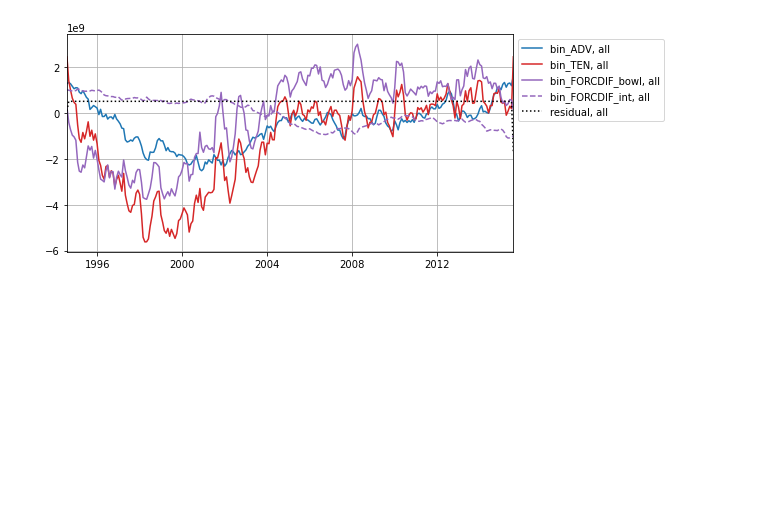
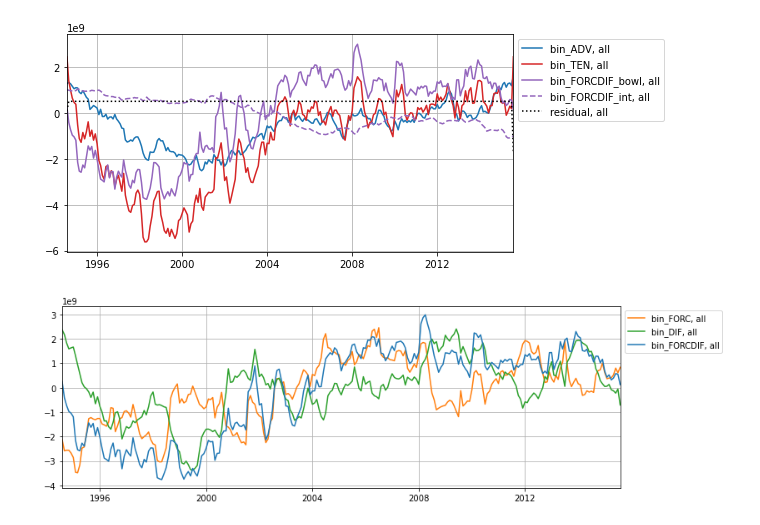
Before and after one commit to gmacgilchrist/so_decadal_variability, a Jupyter notebook: notebooks/ECCOv4r4/draw_wmt_watermasses.ipynb, the cells around one changed output. Saved outputs shown, nothing was run; the diff lists cells and outputs as text; code cells hidden in the pictures; blank space fills up the shorter version.

```diff
--- a/notebooks/ECCOv4r4/draw_wmt_watermasses.ipynb
+++ b/notebooks/ECCOv4r4/draw_wmt_watermasses.ipynb
@@ -165,3 +176,21 @@ ax.legend(loc='upper left', bbox_to_anchor=(1, 1))
 ax.grid()
 # %% [output]
 [figure]
+# %%
+# Plot separation of variability between
+# diffusive and surface forcing terms
+termsnew = ['bin_FORC','bin_DIF','bin_FORCDIF'];
+colornew = {'bin_FORCDIF':'tab:blue','bin_FORC':'tab:orange','bin_DIF':'tab:green'}
+g = bins_c[2]
+fig,ax = plt.subplots(figsize=(12,4))
+for term in termsnew:
+    val = wmf_bowl[term].sel({'gamma_n_bins':g},method='nearest')
+    anom = val - val.mean('time')
+    smoothed = anom.rolling({'time':60},center=True).mean()
+    ax.plot(ds['time'],smoothed,
+            label=term+', all',color=colornew[term])
+ax.autoscale(enable=True, axis='x', tight=True)
+ax.legend(loc='upper left', bbox_to_anchor=(1, 1))
+ax.grid()
+# %% [output]
+[figure, added]
```
Also changed, not shown: parts of 5 cells of this notebook.
